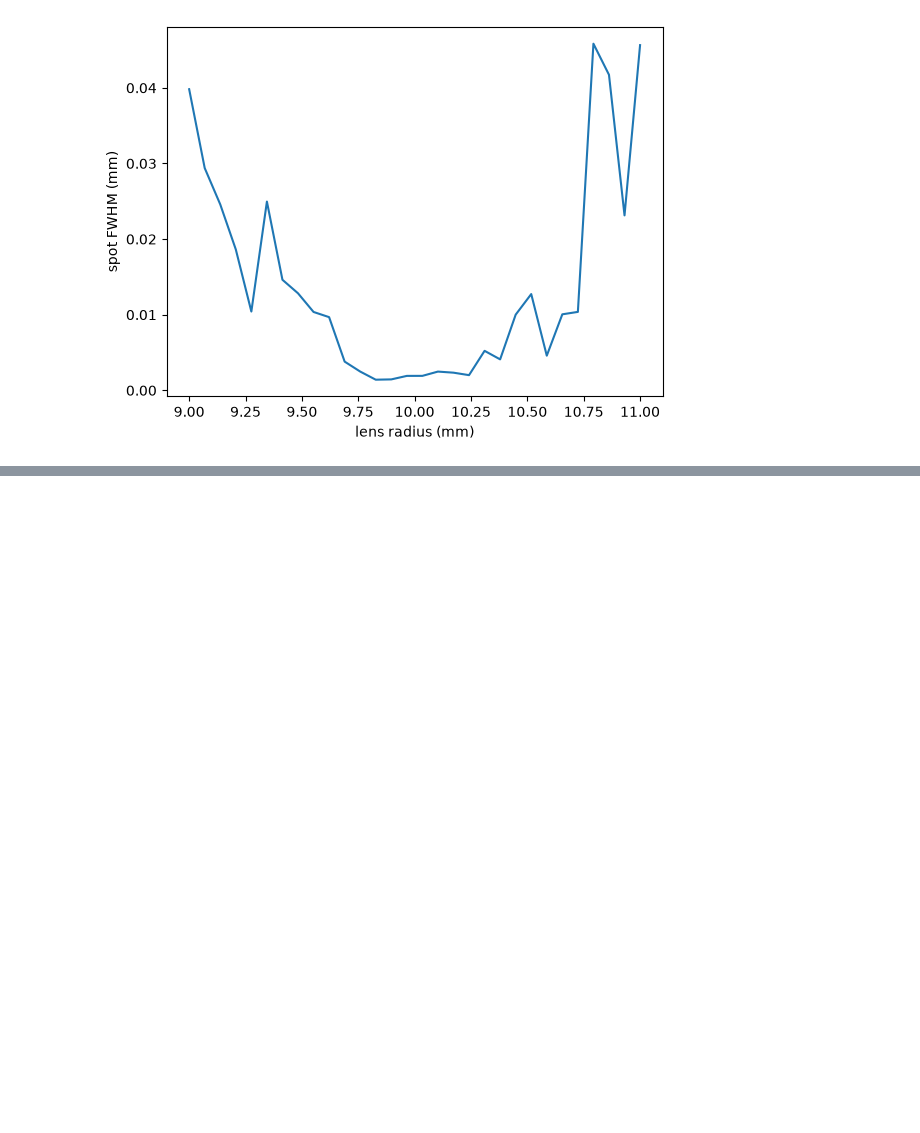
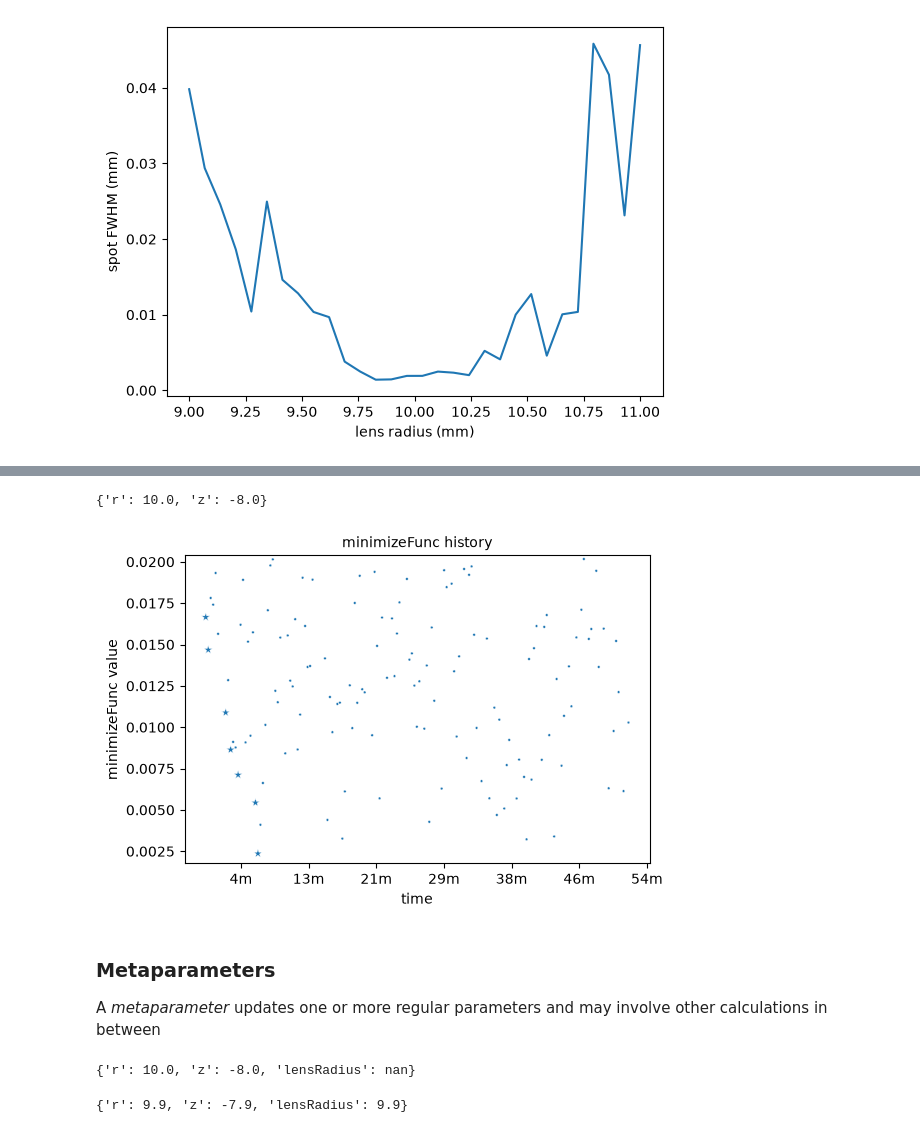
Before and after one commit to zaphB/freecad.optics_design_workbench, a Jupyter notebook: examples/1-getting-started/optimize-spotsize.ipynb, the cells around one changed output, grey strips where cells are left out. Drawn from its saved outputs; the diff is of its cells as text; code cells hidden in the pictures; blank space fills up the shorter version.

```diff
--- a/examples/1-getting-started/optimize-spotsize.ipynb
+++ b/examples/1-getting-started/optimize-spotsize.ipynb
@@ -78,10 +81,10 @@ radii = np.linspace(9, 11, 30)
 fwhms = []
 
 # open the .FCStd file
-with opw.FreecadDocument() as doc:
+with odw.FreecadDocument() as doc:
 
   # setup progress tracking
-  opw.setupProgressTracker(totalSimulations=len(radii))
+  odw.setupProgressTracker(totalSimulations=len(radii))
 
   # establish settings we want to use for each simulation
   doc.OpticalSimulationSettings.EndAfterRays = 1e3
@@ -95,11 +98,8 @@ with opw.FreecadDocument() as doc:
     # run a true-random simulation
     rawFolder = doc.runSimulation('true')
 
-    # load ray hit point cloud
-    hits = rawFolder.loadHits()
-
     # calculate the spot FWHM and append to result list
-    fwhms.append( calcFwhm(hits) )
+    fwhms.append( calcFwhm(rawFolder) )
 # %% [output]
 simulations done 30/30
 simulations ended after 12m 43s
@@ -113,5 +113,5 @@ plt.ylabel('spot FWHM (mm)');
 # %%
 # set lens radius in the .FCStd file to the radius
 # corresponding to the smallest spot
-with opw.FreecadDocument() as doc:
+with odw.FreecadDocument() as doc:
   doc.Sphere.Radius = radii[np.argmin(fwhms)]
@@ -117,0 +120,8 @@ with opw.FreecadDocument() as doc:
+# %%
+def makeParameterDict(doc):
+  return dict(
+    r = doc.Sphere.Radius,
+    z = doc.Sphere.Placement.Base.z,
+  )
+# %%
+sweeper = odw.ParameterSweeper(makeParameterDict)
@@ -117,0 +130,4 @@ with opw.FreecadDocument() as doc:
+# %%
+sweeper.parameters()
+# %% [output]
+{'r': 10.0, 'z': -8.0}
@@ -117,0 +147,12 @@ with opw.FreecadDocument() as doc:
+# %%
+sweeper.optimize(
+  minimizeFunc=calcFwhm,
+  parameters=['r'],
+  simulationMode='true'
+)
+# %% [output]
+[figure, added]
+# %% [markdown]
+### Metaparameters
+
+A *metaparameter* updates one or more regular parameters and may involve other calculations in between
@@ -117,0 +163,4 @@ with opw.FreecadDocument() as doc:
+# %%
+sweeper.parameters()
+# %% [output]
+{'r': 10.0, 'z': -8.0, 'lensRadius': nan}
@@ -117,0 +169,4 @@ with opw.FreecadDocument() as doc:
+# %%
+sweeper.parameters()
+# %% [output]
+{'r': 9.9, 'z': -7.9, 'lensRadius': 9.9}
```
Also changed, not shown: parts of 13 cells of this notebook, 10 other files.
